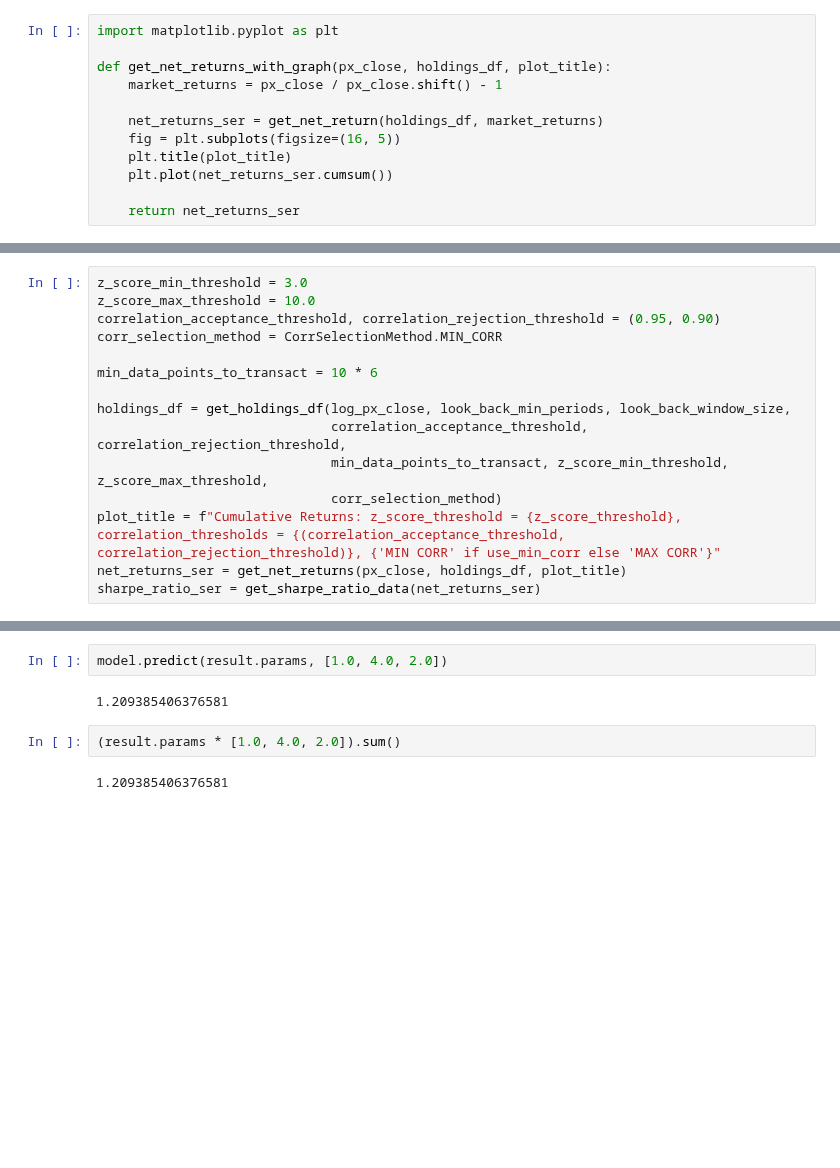
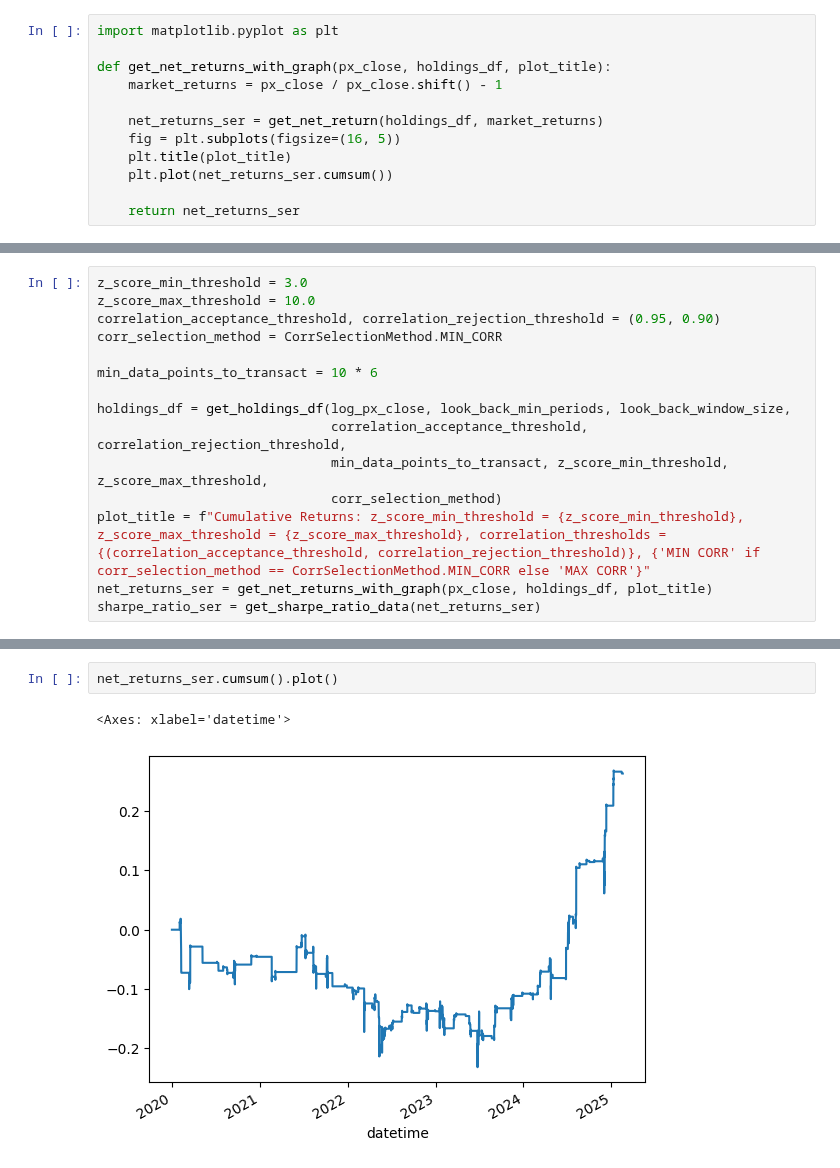
Before and after one commit to wbchristerson/jn-learning, a Jupyter notebook: strategy_09b_log_triples_trading.ipynb, the cells around one changed output, grey strips where cells are left out. Saved outputs shown, nothing was run; the diff lists cells and outputs as text; blank space fills up the shorter version.

```diff
--- a/strategy_09b_log_triples_trading.ipynb
+++ b/strategy_09b_log_triples_trading.ipynb
@@ -263,6 +328,6 @@ holdings_df = get_holdings_df(log_px_close, look_back_min_periods, look_back_win
                               correlation_acceptance_threshold, correlation_rejection_threshold,
                               min_data_points_to_transact, z_score_min_threshold, z_score_max_threshold,
                               corr_selection_method)
-plot_title = f"Cumulative Returns: z_score_threshold = {z_score_threshold}, correlation_thresholds = {(correlation_acceptance_threshold, correlation_rejection_threshold)}, {'MIN CORR' if use_min_corr else 'MAX CORR'}"
-net_returns_ser = get_net_returns(px_close, holdings_df, plot_title)
+plot_title = f"Cumulative Returns: z_score_min_threshold = {z_score_min_threshold}, z_score_max_threshold = {z_score_max_threshold}, correlation_thresholds = {(correlation_acceptance_threshold, correlation_rejection_threshold)}, {'MIN CORR' if corr_selection_method == CorrSelectionMethod.MIN_CORR else 'MAX CORR'}"
+net_returns_ser = get_net_returns_with_graph(px_close, holdings_df, plot_title)
 sharpe_ratio_ser = get_sharpe_ratio_data(net_returns_ser)
@@ -293,8 +334,5 @@ dtype: float64
-# %%
-model.predict(result.params, [1.0, 4.0, 2.0])
-# %% [output]
-1.209385406376581
-# %%
-(result.params * [1.0, 4.0, 2.0]).sum()
-# %% [output]
-1.209385406376581
+# %%
+net_returns_ser.cumsum().plot()
+# %% [output]
+<Axes: xlabel='datetime'>
+[figure, added]
```
Also changed, not shown: parts of 8 cells of this notebook, 2 other files.
